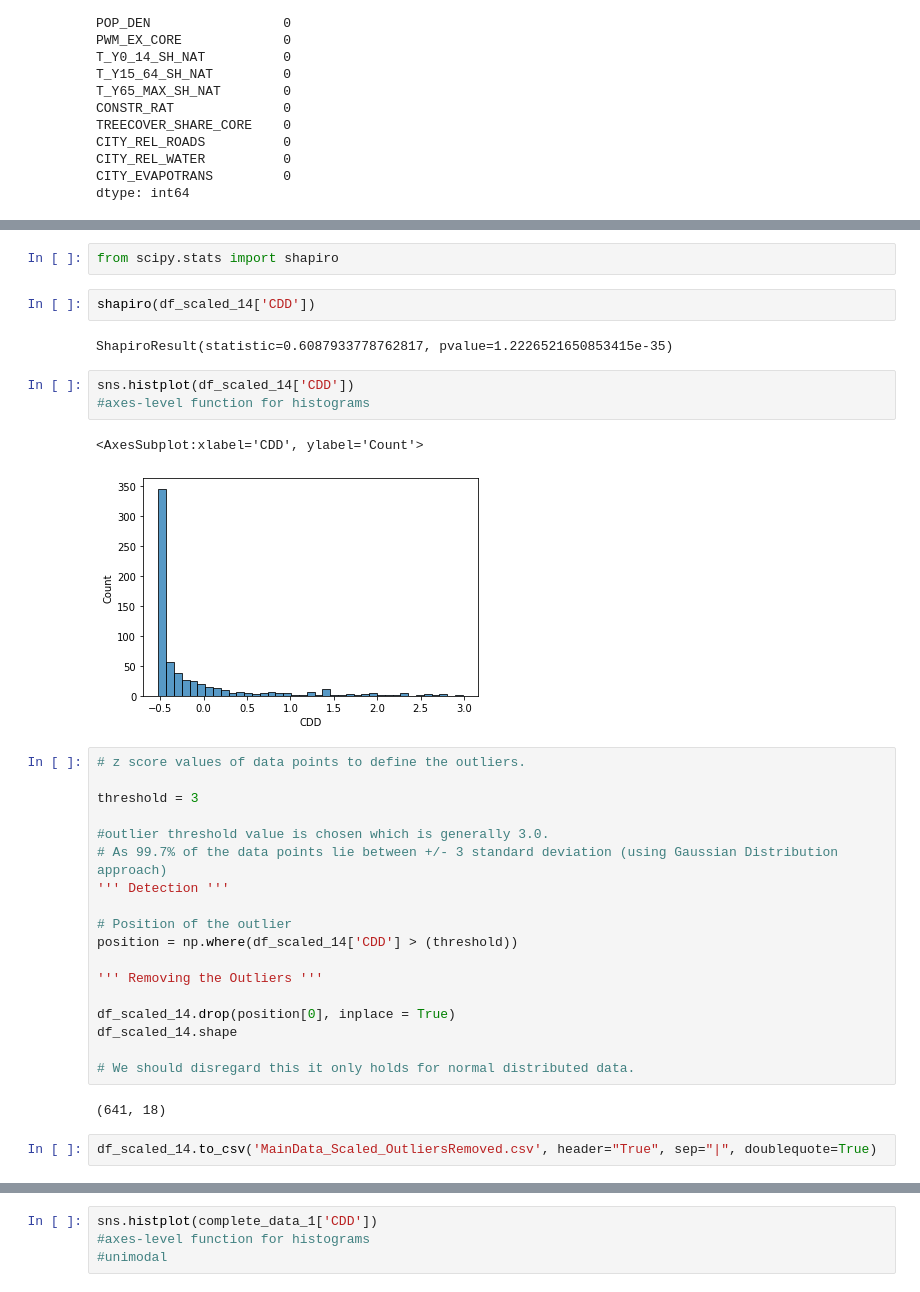
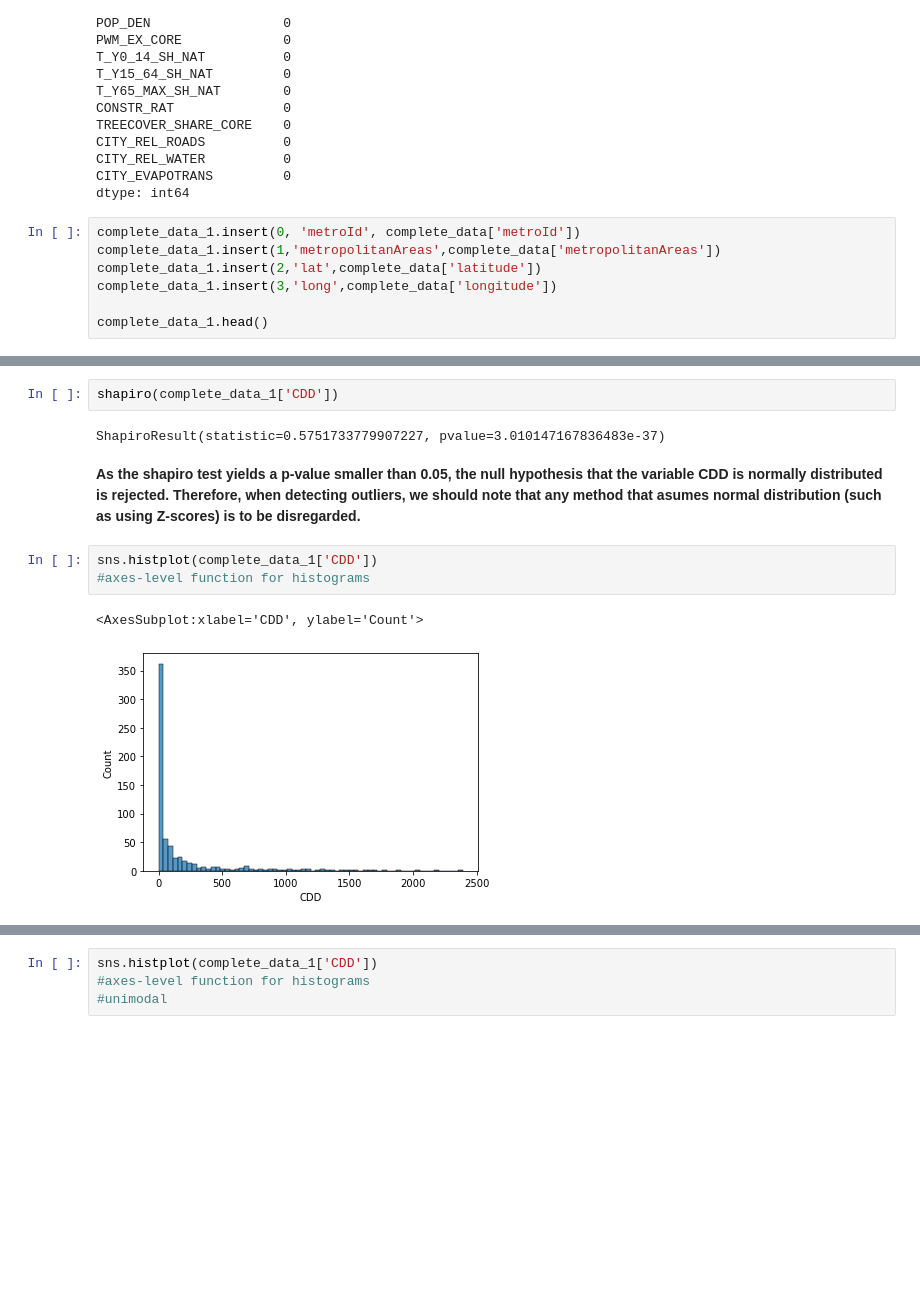
Before and after one commit to TbrBrbs97/mda_heatwaves-cameroon, a Jupyter notebook: DataPrep/DataPrep_MainScript.ipynb, the cells around one changed output, grey strips where cells are left out. Drawn from its saved outputs; the diff is of its cells as text; blank space fills up the shorter version.

Commit message:
adjusting data with outliers, script rerun

```diff
--- a/DataPrep/DataPrep_MainScript.ipynb
+++ b/DataPrep/DataPrep_MainScript.ipynb
@@ -583,3 +583,10 @@ CITY_REL_ROADS          0
 CITY_REL_WATER          0
 CITY_EVAPOTRANS         0
 dtype: int64
+# %%
+complete_data_1.insert(0, 'metroId', complete_data['metroId'])
+complete_data_1.insert(1,'metropolitanAreas',complete_data['metropolitanAreas'])
+complete_data_1.insert(2,'lat',complete_data['latitude'])
+complete_data_1.insert(3,'long',complete_data['longitude'])
+
+complete_data_1.head()
@@ -663,34 +616,12 @@ df_scaled_14.describe()
-# %%
-from scipy.stats import shapiro
 # %%
-shapiro(df_scaled_14['CDD'])
+shapiro(complete_data_1['CDD'])
 # %% [output]
-ShapiroResult(statistic=0.6087933778762817, pvalue=1.2226521650853415e-35)
+ShapiroResult(statistic=0.5751733779907227, pvalue=3.010147167836483e-37)
+# %% [markdown]
+<b> As the shapiro test yields a p-value smaller than 0.05, the null hypothesis that the variable CDD is normally distributed is rejected. Therefore, when detecting outliers, we should note that any method that asumes normal distribution (such as using  Z-scores) is to be disregarded.</b>
 # %%
-sns.histplot(df_scaled_14['CDD'])
+sns.histplot(complete_data_1['CDD'])
 #axes-level function for histograms
 # %% [output]
 <AxesSubplot:xlabel='CDD', ylabel='Count'>
-[figure, old version]
+[figure, new version]
-# %%
-# z score values of data points to define the outliers.
-
-threshold = 3
-
-#outlier threshold value is chosen which is generally 3.0.
-# As 99.7% of the data points lie between +/- 3 standard deviation (using Gaussian Distribution approach)
-''' Detection '''
-
-# Position of the outlier
-position = np.where(df_scaled_14['CDD'] > (threshold))
-
-''' Removing the Outliers '''
-
-df_scaled_14.drop(position[0], inplace = True)
-df_scaled_14.shape
-
-# We should disregard this it only holds for normal distributed data.
-# %% [output]
-(641, 18)
-# %%
-df_scaled_14.to_csv('MainData_Scaled_OutliersRemoved.csv', header="True", sep="|", doublequote=True)
```
Also changed, not shown: parts of 31 cells of this notebook, 7 other files.
